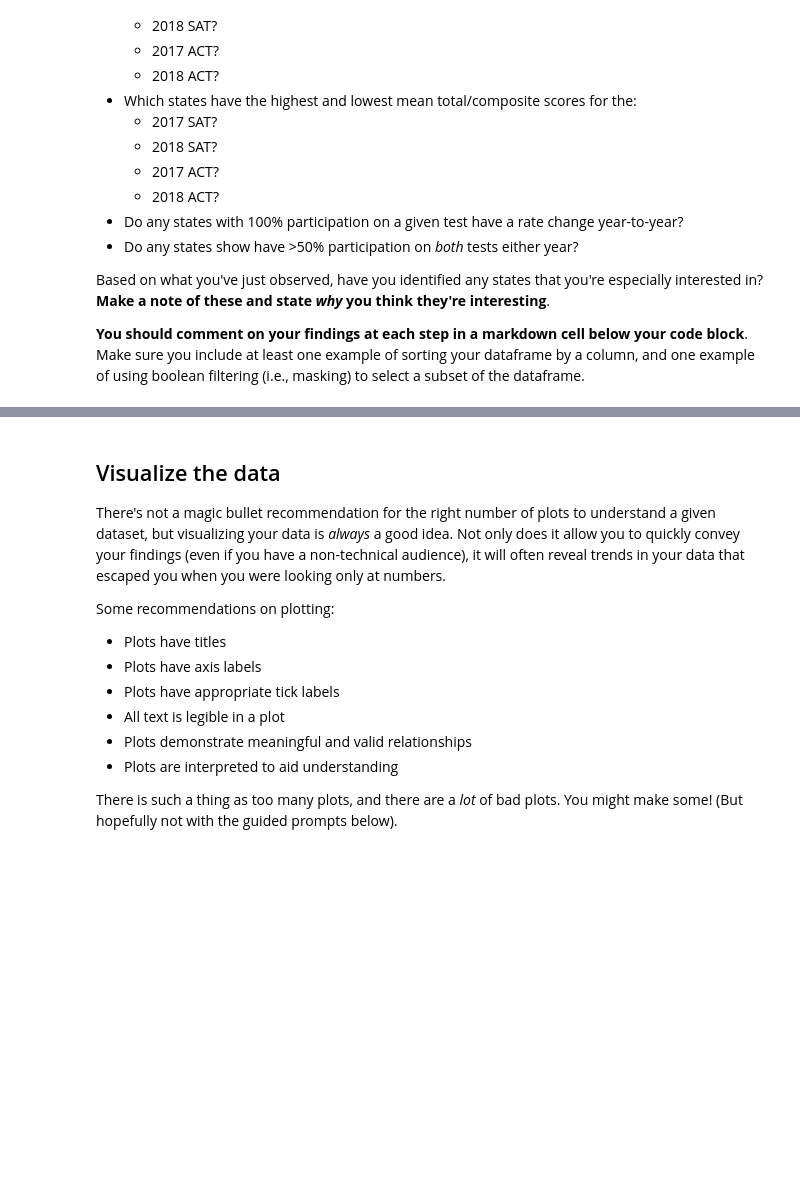
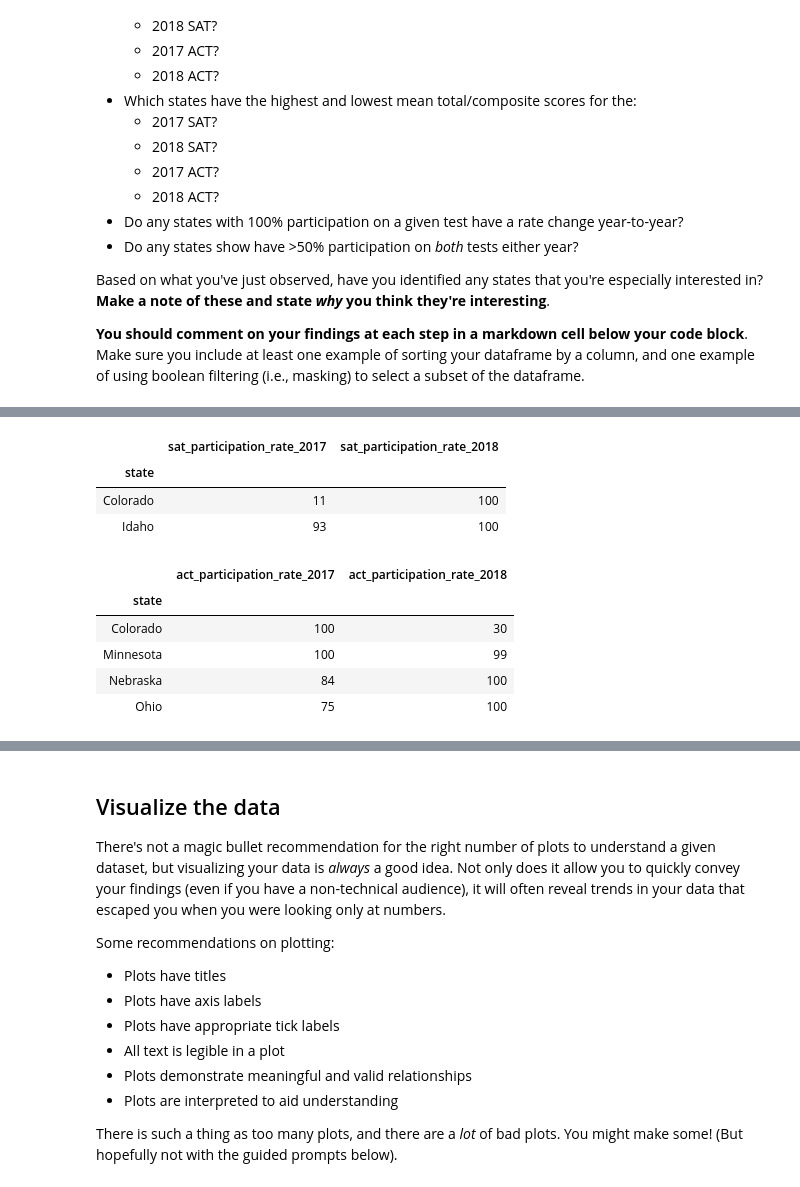
Before and after one commit to justinaugust/which-state-next, a Jupyter notebook: code/starter-code.ipynb, the cells around one changed output, grey strips where cells are left out. Drawn from its saved outputs; the diff is of its cells as text; code cells hidden in the pictures; blank space fills up the shorter version.

```diff
--- a/code/starter-code.ipynb
+++ b/code/starter-code.ipynb
@@ -652,0 +775,29 @@ Based on what you've just observed, have you identified any states that you're e
+# %%
+sat_part_rate_cols = ['sat_participation_rate_2017','sat_participation_rate_2018']
+sat_hundo_changed = (
+    (combined['sat_participation_rate_2017'] == 100) | (combined['sat_participation_rate_2018'] == 100)
+) & (
+    (combined['sat_participation_rate_2017']) != (combined['sat_participation_rate_2018'])
+    )
+
+combined[sat_part_rate_cols][sat_hundo_changed]
+# %% [output]
+|  | sat_participation_rate_2017 | sat_participation_rate_2018 |
+| state |  |  |
+| Colorado | 11 | 100 |
+| Idaho | 93 | 100 |
+# %%
+act_part_rate_cols = ['act_participation_rate_2017','act_participation_rate_2018']
+act_hundo_changed = (
+    (combined['act_participation_rate_2017'] == 100) | (combined['act_participation_rate_2018'] == 100)
+) & (
+    (combined['act_participation_rate_2017']) != (combined['act_participation_rate_2018'])
+    )
+combined[act_part_rate_cols][act_hundo_changed]
+# %% [output]
+|  | act_participation_rate_2017 | act_participation_rate_2018 |
+| state |  |  |
+| Colorado | 100 | 30 |
+| Minnesota | 100 | 99 |
+| Nebraska | 84 | 100 |
+| Ohio | 75 | 100 |
```
Also changed, not shown: parts of 18 cells of this notebook.
